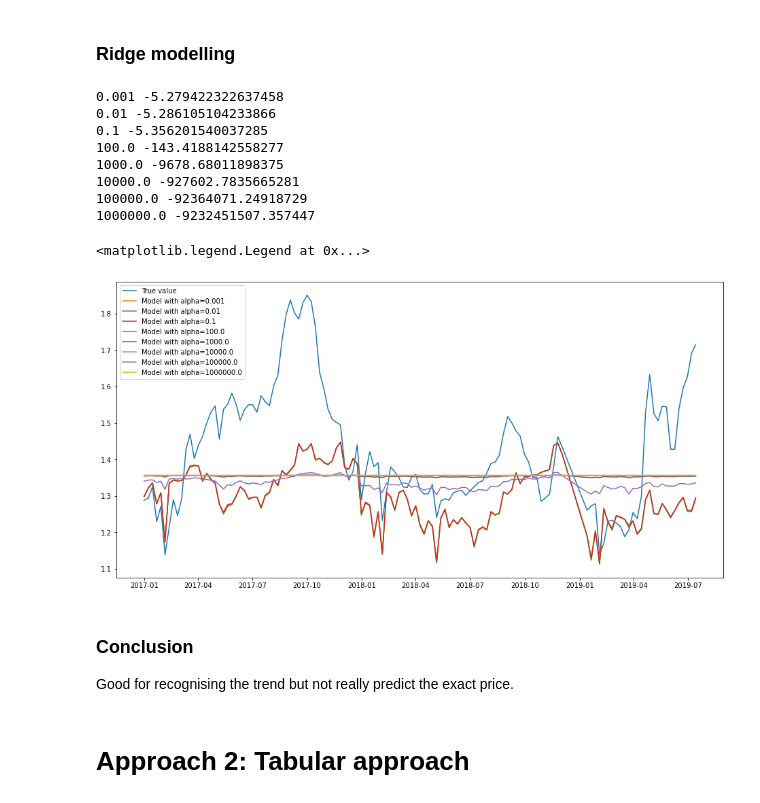
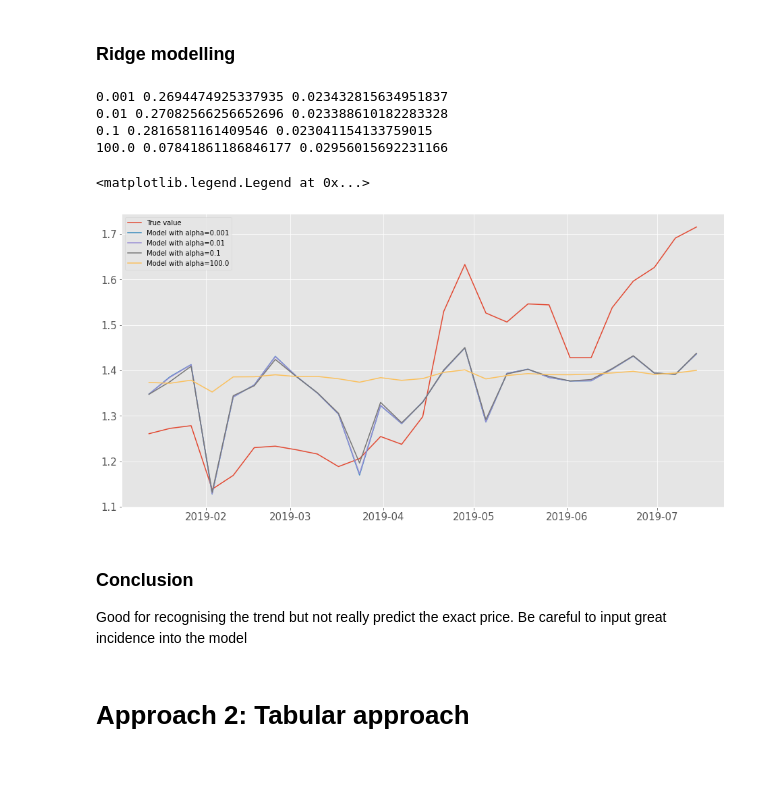
Before and after one commit to potus84/DS-ML-CASE-AVOCADO-KING-, a Jupyter notebook: Preprocessing_Modelling.ipynb, the cells around one changed output. Saved outputs shown, nothing was run; the diff lists cells and outputs as text; code cells hidden in the pictures; blank space fills up the shorter version.

```diff
--- a/Preprocessing_Modelling.ipynb
+++ b/Preprocessing_Modelling.ipynb
@@ -213,7 +218,7 @@ combined_df
 # %% [markdown]
 ### Train test split
 # %%
-def train_test_split(input_df, test_start=2019, index_col='Week', output_col='AveragePrice', keep_cols=None):
+def train_test_split_timeseries(input_df, test_start=2019, index_col='Week', output_col='AveragePrice', keep_cols=None):
     set_df = input_df.set_index(index_col)
     if keep_cols:
         set_df = set_df[keep_cols]
@@ -228,7 +233,7 @@ def train_test_split(input_df, test_start=2019, index_col='Week', output_col='Av
 
     return X_train, X_test, y_train, y_test
 
-X_train, X_test, y_train, y_test = train_test_split(combined_df, test_start=2017, keep_cols=None)
+X_train, X_test, y_train, y_test = train_test_split_timeseries(combined_df, test_start=2019, keep_cols=None)
 # %% [markdown]
 ### Scaler
 # %%
@@ -266,35 +273,31 @@ plt.plot(y_predicted_df)
 # %%
 from sklearn.linear_model import Ridge
 from sklearn.metrics import r2_score
-alphas = [1e-3, 1e-2, .1, 1e2, 1e3, 1e4, 1e5, 1e6]
+alphas = [1e-3, 1e-2, .1, 1e2]
 plt.figure(figsize=(16,8))
 plt.plot(y_test)
 labels = ['True value']
 for (ii, alpha) in enumerate(alphas):
     model = Ridge(alpha=alpha)
     model.fit(scaled_Xtrain, y_train)
     y_predicted = model.predict(scaled_Xtest)
     y_predicted_df = pd.DataFrame(y_predicted)
     y_predicted_df.index = y_test.index
-    print(alpha, r2_score(y_predicted, y_test.values))
+    print(alpha, r2_score(y_test.values, y_predicted), mean_squared_error(y_test.values, y_predicted))
     plt.plot(y_predicted_df)
     labels.append('Model with alpha='+str(alpha))
 
 plt.legend(labels)
 # %% [output]
-0.001 -5.279422322637458
-0.01 -5.286105104233866
-0.1 -5.356201540037285
-100.0 -143.4188142558277
-1000.0 -9678.68011898375
-10000.0 -927602.7835665281
-100000.0 -92364071.24918729
-1000000.0 -9232451507.357447
+0.001 0.2694474925337935 0.023432815634951837
+0.01 0.27082566256652696 0.023388610182283328
+0.1 0.2816581161409546 0.023041154133759015
+100.0 0.07841861186846177 0.02956015692231166
 <matplotlib.legend.Legend at 0x...>
-[figure, old version]
+[figure, new version]
 # %% [markdown]
 ### Conclusion
-Good for recognising the trend but not really predict the exact price.
+Good for recognising the trend but not really predict the exact price. Be careful to input great incidence into the model
 # %% [markdown]
 # Approach 2: Tabular approach
 # %%
```
Also changed, not shown: parts of 40 cells of this notebook.
